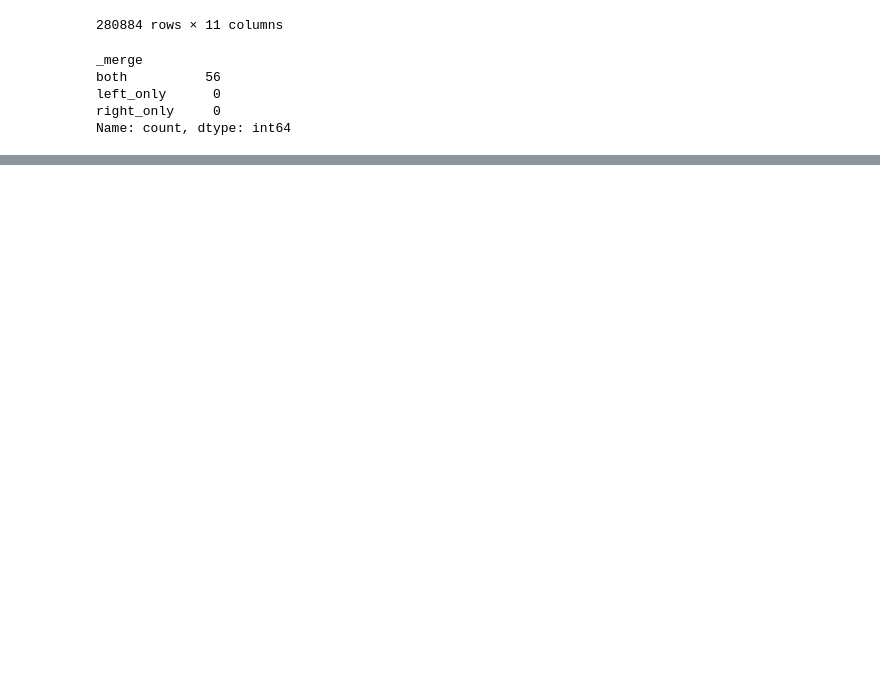
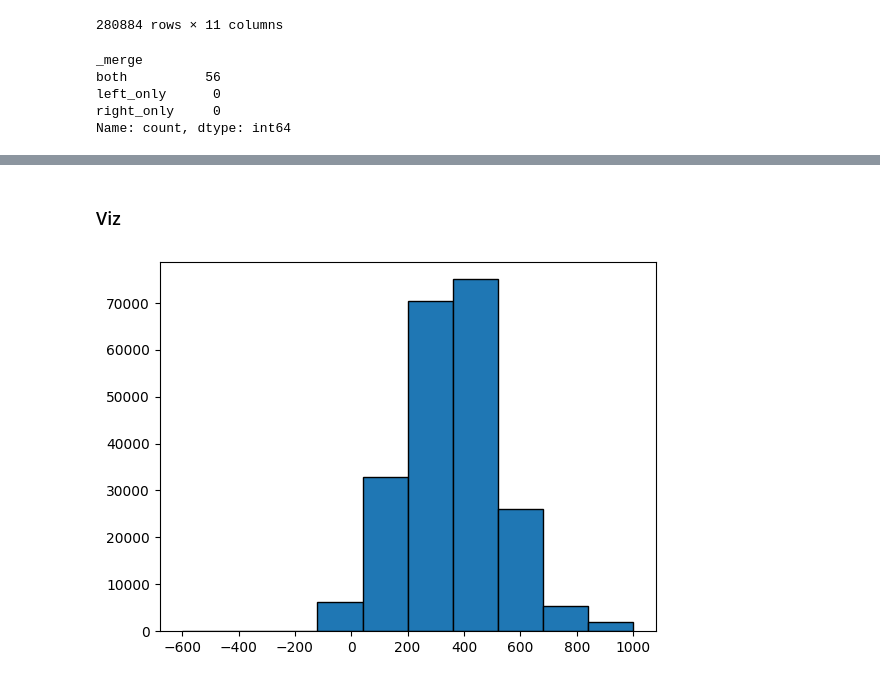
Before and after one commit to oldsandiaz/mimicclif, a Jupyter notebook: code/mimic-to-clif.ipynb, the cells around one changed output, grey strips where cells are left out. Drawn from its saved outputs; the diff is of its cells as text; code cells hidden in the pictures; blank space fills up the shorter version.

```diff
--- a/code/mimic-to-clif.ipynb
+++ b/code/mimic-to-clif.ipynb
@@ -1674,0 +1928,9 @@ Name: count, dtype: int64
+# %% [markdown]
+### Viz
+# %%
+# UF output
+import matplotlib.pyplot as plt
+plt.hist(uf_events['valuenum'].clip(upper=1000), bins=10, edgecolor='black')
+plt.show()
+# %% [output]
+[figure, added]
```
Also changed, not shown: parts of 34 cells of this notebook.
